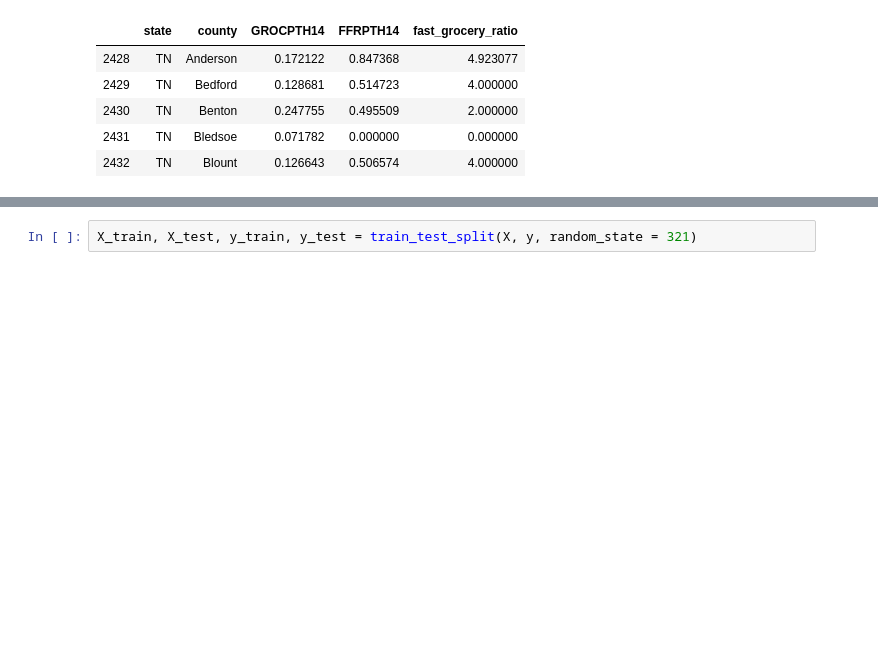
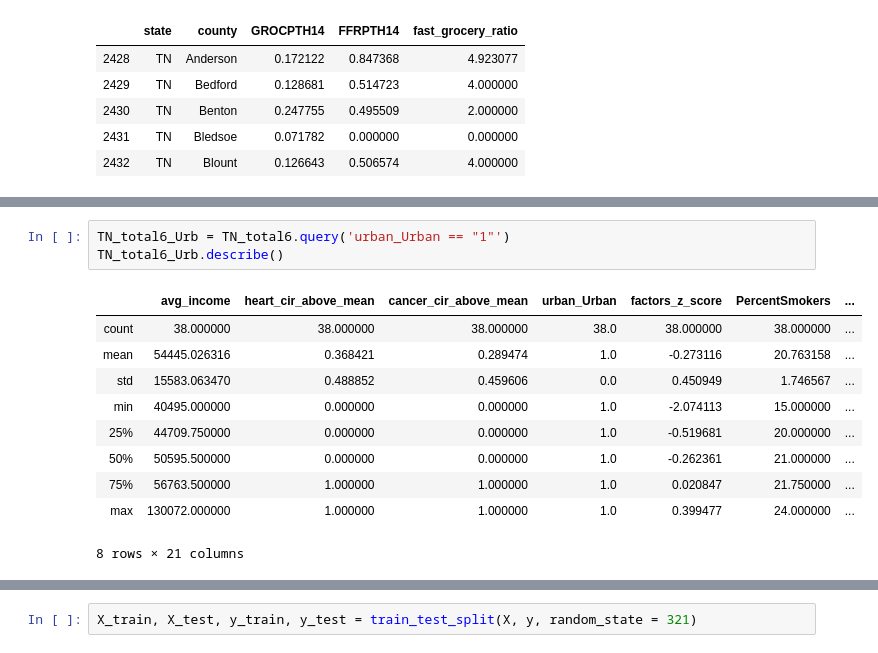
Before and after one commit to staufferalexander/vanderbilt-data-essentials-cohort-2, a Jupyter notebook: Class1_HCcosts_Sept4.19.ipynb, the cells around one changed output, grey strips where cells are left out. Cells and saved outputs as stored; diff of their text form; blank space fills up the shorter version.

```diff
--- a/Class1_HCcosts_Sept4.19.ipynb
+++ b/Class1_HCcosts_Sept4.19.ipynb
@@ -1219,0 +1103,14 @@ y = TN_total5.heart_cir_above_mean
+# %%
+TN_total6_Urb = TN_total6.query('urban_Urban == "1"')
+TN_total6_Urb.describe()
+# %% [output]
+|  | avg_income | heart_cir_above_mean | cancer_cir_above_mean | urban_Urban | factors_z_score | PercentSmokers | ... |
+| count | 38.000000 | 38.000000 | 38.000000 | 38.0 | 38.000000 | 38.000000 | ... |
+| mean | 54445.026316 | 0.368421 | 0.289474 | 1.0 | -0.273116 | 20.763158 | ... |
+| std | 15583.063470 | 0.488852 | 0.459606 | 0.0 | 0.450949 | 1.746567 | ... |
+| min | 40495.000000 | 0.000000 | 0.000000 | 1.0 | -2.074113 | 15.000000 | ... |
+| 25% | 44709.750000 | 0.000000 | 0.000000 | 1.0 | -0.519681 | 20.000000 | ... |
+| 50% | 50595.500000 | 0.000000 | 0.000000 | 1.0 | -0.262361 | 21.000000 | ... |
+| 75% | 56763.500000 | 1.000000 | 1.000000 | 1.0 | 0.020847 | 21.750000 | ... |
+| max | 130072.000000 | 1.000000 | 1.000000 | 1.0 | 0.399477 | 24.000000 | ... |
+8 rows × 21 columns
```
Also changed, not shown: parts of 36 cells of this notebook.
